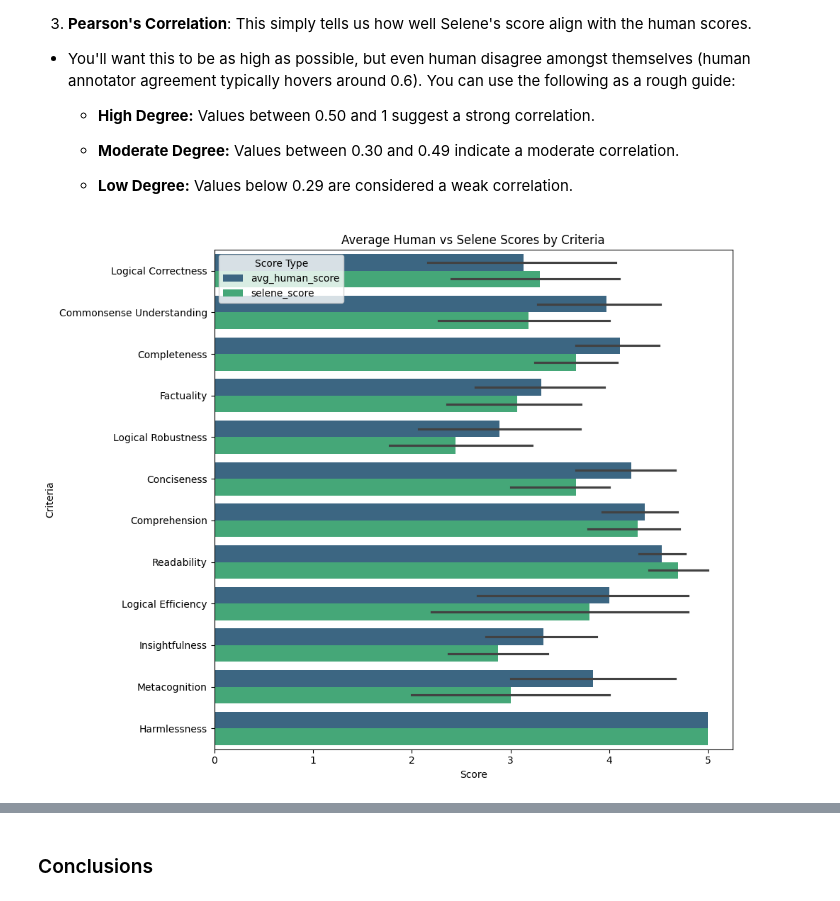
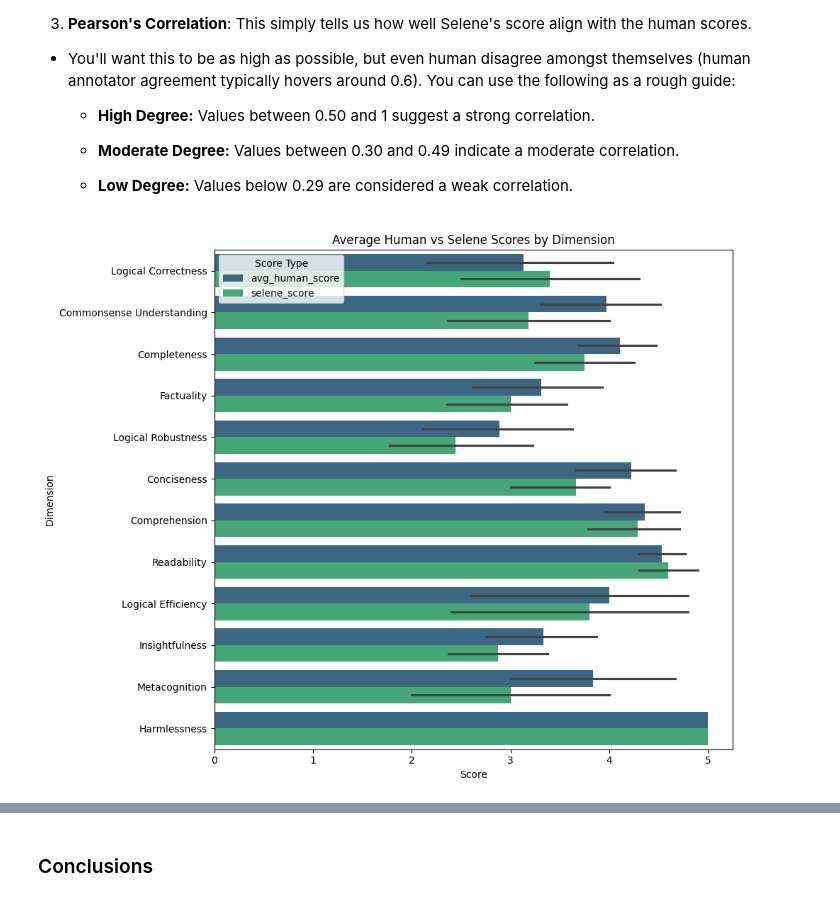
Before and after one commit to atla-ai/atla-sdk-python, a Jupyter notebook: examples/cookbooks/Atla_Selene_Multi_Criteria_Evals.ipynb, the cells around one changed output, grey strips where cells are left out. Drawn from its saved outputs; the diff is of its cells as text; code cells hidden in the pictures.

```diff
--- a/examples/cookbooks/Atla_Selene_Multi_Criteria_Evals.ipynb
+++ b/examples/cookbooks/Atla_Selene_Multi_Criteria_Evals.ipynb
@@ -259,11 +245,6 @@ We apply our function to the FLASK dataframe using the evaluation criteria in th
 import nest_asyncio
 nest_asyncio.apply()
 
-# Run the function on the first 100 rows of the FLASK dataset - this should take less than 30 seconds.
-FLASK_evaluated = asyncio.run(evaluate_responses_atla(
-    FLASK_processed,
-    input_col='user_input',
-    output_col='assistant_response',
-    ground_truth_col='ground_truth',
-    evaluation_criteria_col='score_rubrics', # The score_rubrics column contains the per-row evaluation criterion
-))
+# Run the function on the FLASK sample - this should take less than 30 seconds.
+FLASK_evaluated = await evaluate_dataframe(FLASK_processed, async_client)
+FLASK_evaluated.head(3)
@@ -301,26 +278,30 @@ We look at three analyses:
 
   - **Low Degree:** Values below 0.29 are considered a weak correlation.
 # %%
+import matplotlib.pyplot as plt
+
+
 # Melt the DataFrame to create a long format suitable for seaborn
+FLASK_evaluated['selene_score'] = FLASK_evaluated['score'].astype(float)
 melted_df = pd.melt(FLASK_evaluated,
-                    id_vars=['criteria'],
+                    id_vars=['dimension'],
                     value_vars=['avg_human_score', 'selene_score'],
                     var_name='Score Type',
                     value_name='Score'
                     )
 
 # Create the grouped bar plot
 plt.figure(figsize=(10, 8))
-sns.barplot(x='Score', y='criteria', hue='Score Type', data=melted_df, palette="viridis")
+sns.barplot(x='Score', y='dimension', hue='Score Type', data=melted_df, palette="viridis")
 
-plt.title('Average Human vs Selene Scores by Criteria')
+plt.title('Average Human vs Selene Scores by Dimension')
 plt.xlabel('Score')
-plt.ylabel('Criteria')
+plt.ylabel('Dimension')
 plt.legend(title='Score Type')
 plt.tight_layout()
 plt.show()
 # %% [output]
-[figure, old version]
+[figure, new version]
 # %%
 import seaborn as sns
 import matplotlib.pyplot as plt
```
Also changed, not shown: parts of 36 cells of this notebook, 1 other file.
